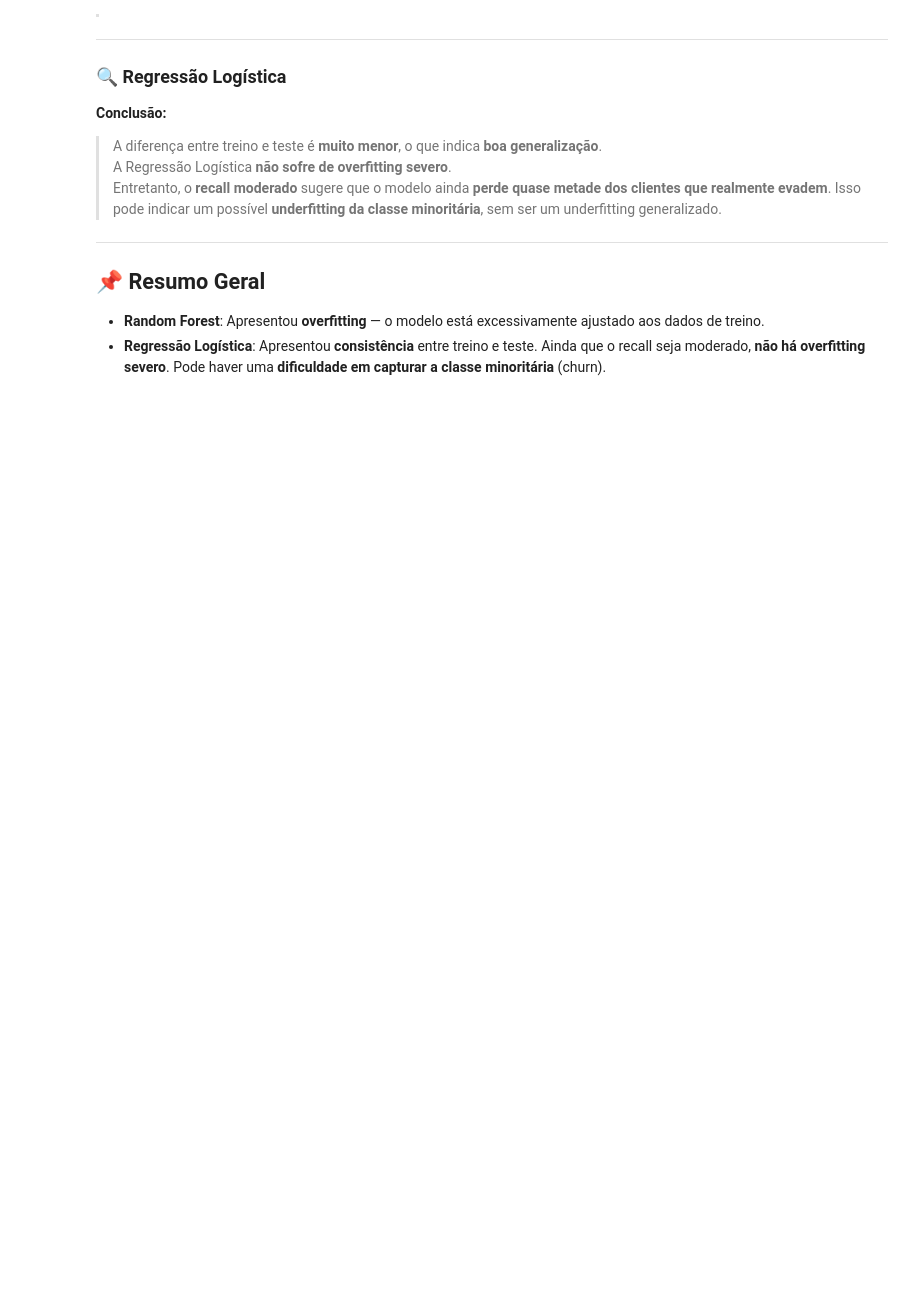
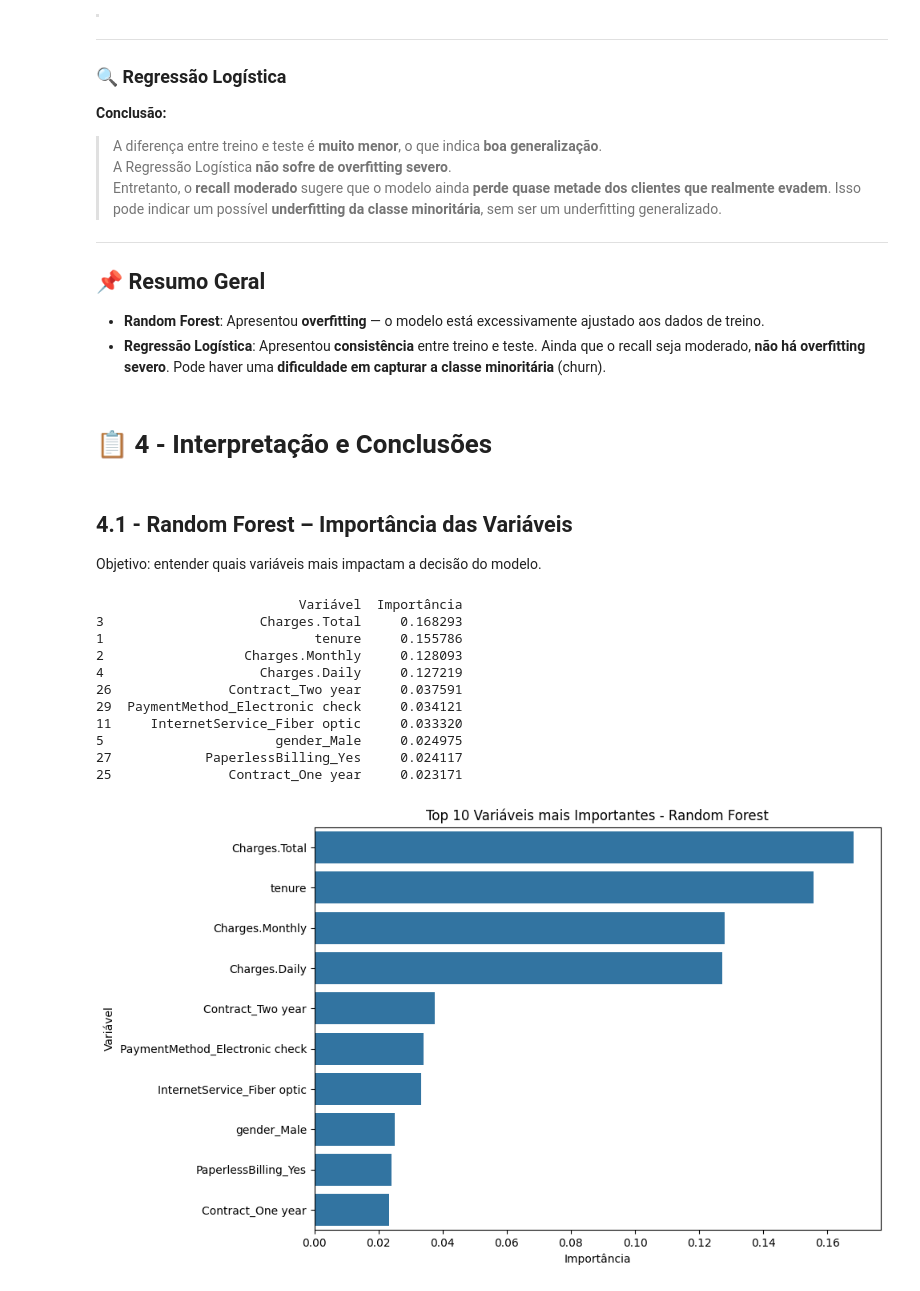
Before and after one commit to JCrpa/curso19_challenge_telecomX_analise_evasao_clientes_parte2, a Jupyter notebook: TelecomX_BR_parte2.ipynb, the cells around one changed output. Cells and saved outputs as stored; diff of their text form; code cells hidden in the pictures; blank space fills up the shorter version.

```diff
--- a/TelecomX_BR_parte2.ipynb
+++ b/TelecomX_BR_parte2.ipynb
@@ -451,3 +453,43 @@ Entretanto, o **recall moderado** sugere que o modelo ainda **perde quase metade
 
 - **Random Forest**: Apresentou **overfitting** — o modelo está excessivamente ajustado aos dados de treino.
 - **Regressão Logística**: Apresentou **consistência** entre treino e teste. Ainda que o recall seja moderado, **não há overfitting severo**. Pode haver uma **dificuldade em capturar a classe minoritária** (churn).
+# %% [markdown]
+# 📋 4 - Interpretação e Conclusões
+# %% [markdown]
+## 4.1 - Random Forest – Importância das Variáveis
+
+Objetivo: entender quais variáveis mais impactam a decisão do modelo.
+# %%
+importances = modelo_rf.feature_importances_
+variaveis = X.columns
+
+importancia_df = pd.DataFrame({
+    'Variável': variaveis,
+    'Importância': importances
+}).sort_values(by='Importância', ascending=False)
+
+# Visualizar as 10 variáveis mais importantes
+print(importancia_df.head(10))
+
+# Gráfico
+import matplotlib.pyplot as plt
+import seaborn as sns
+
+plt.figure(figsize=(10, 6))
+sns.barplot(x='Importância', y='Variável', data=importancia_df.head(10))
+plt.title('Top 10 Variáveis mais Importantes - Random Forest')
+plt.tight_layout()
+plt.show()
+# %% [output]
+                          Variável  Importância
+3                    Charges.Total     0.168293
+1                           tenure     0.155786
+2                  Charges.Monthly     0.128093
+4                    Charges.Daily     0.127219
+26               Contract_Two year     0.037591
+29  PaymentMethod_Electronic check     0.034121
+11     InternetService_Fiber optic     0.033320
+5                      gender_Male     0.024975
+27            PaperlessBilling_Yes     0.024117
+25               Contract_One year     0.023171
+[figure, added]
```
Also changed, not shown: parts of 47 cells of this notebook.
